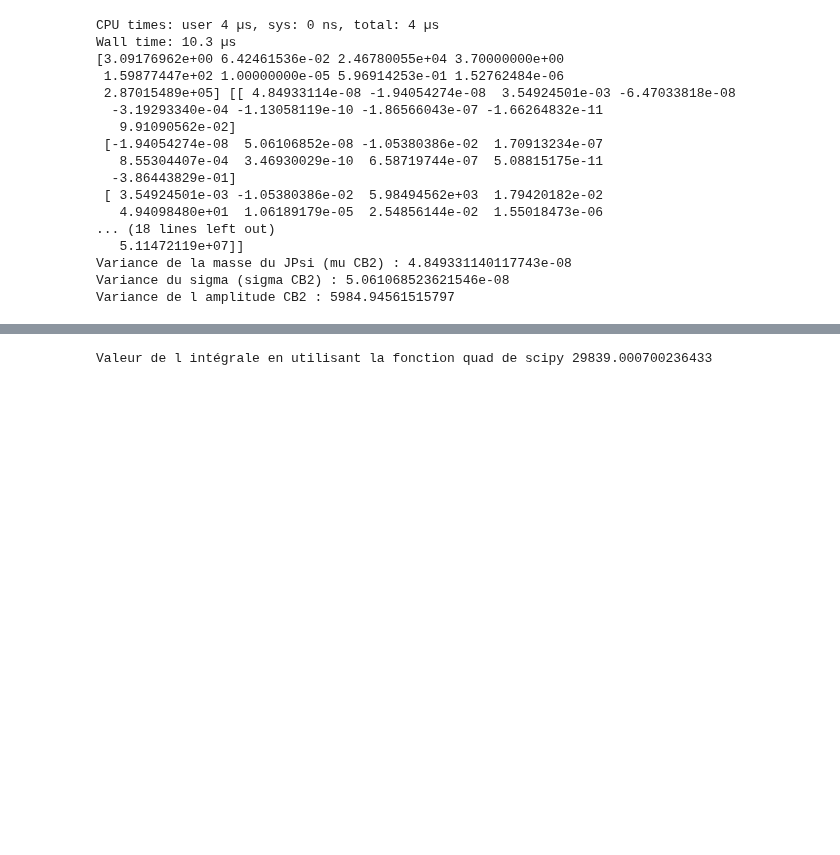
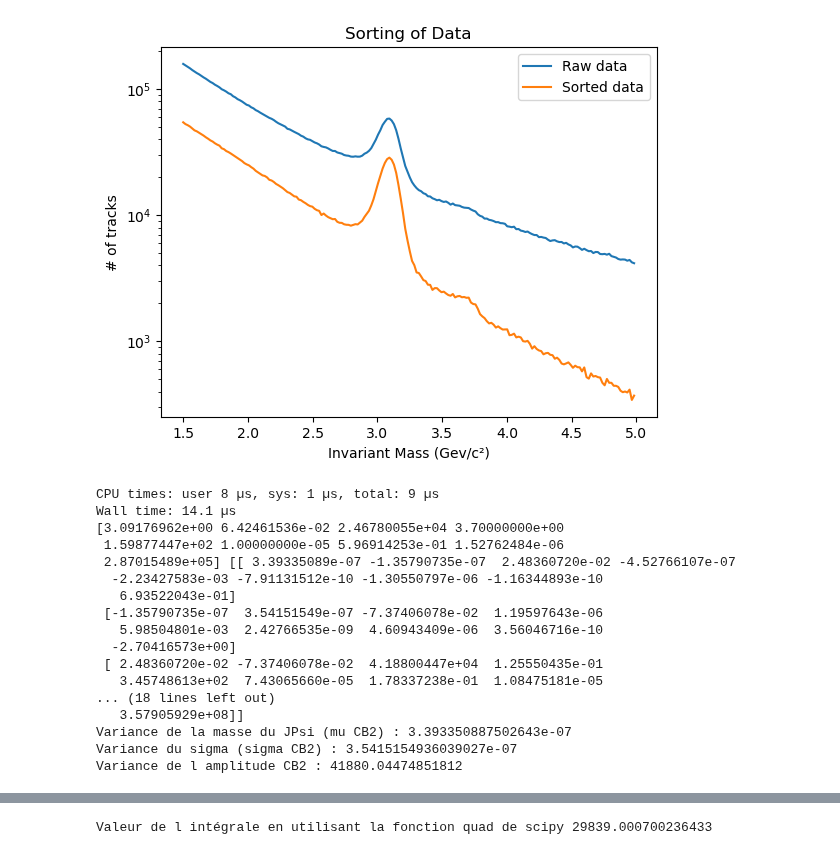
Before and after one commit to nantes-m2-rps-exp/qqbar2mumu-2022, a Jupyter notebook: notebooks/Jpsi_psi-Copy1.ipynb, the cells around one changed output, grey strips where cells are left out. Drawn from its saved outputs; the diff is of its cells as text; code cells hidden in the pictures; blank space fills up the shorter version.

```diff
--- a/notebooks/Jpsi_psi-Copy1.ipynb
+++ b/notebooks/Jpsi_psi-Copy1.ipynb
@@ -25,6 +29,16 @@ with open("spectrum.txt", "r") as filin:
         x_data.append(float(coords[0]))
         y_data.append(float(coords[1]))
         n.append(np.sqrt(float(coords[1])))
+# %%
+plt.semilogy(x_data, y_data_raw, label = "Raw data")
+plt.semilogy(x_data, y_data, label = "Sorted data")
+plt.xlabel("Invariant Mass (Gev/c²)")
+plt.ylabel("# of tracks")
+plt.title("Sorting of Data")
+plt.legend()
+plt.show()
+# %% [output]
+[figure, added]
 # %%
 #CrystalBall2 prend en argument une liste de valeurs de x
 def CrystalBall2(x, mu, sigma, alpha, alphabis, n, nbis, N):
@@ -81,13 +95,16 @@ def CB2withNoise_2(x, mu_CB2, sigma, N_CB2, mu_CB2_2, N_CB2_2, mu_DE, alpha_DE,
 # %%
 %time
 popt_CB2wNoise, pcov_CB2wNoise = curve_fit(CB2withNoise_2, x_data, y_data, p0=[3.1, 0.07 , 10000., 3.68, 1000. , 6.29517373e-07 , 4.91666545e-01 , 1.19404276e-07 , 10000],
-                    sigma=n, absolute_sigma = True,
-                    bounds=([3., 0.01 , 0., 3.4, 0. , 0. , 0 , 0 , 0.],[3.2 , 0.1, np.inf, 3.7, np.inf , 0.00001 , 100. , 100. , np.inf]))
+                    sigma=n, absolute_sigma = False,
+                    bounds=([3., 0.01 , 0., 3.4, 0. , 0. , 0 , 0 , 0.],[3.2 , 0.1, np.inf, 3.7, np.inf , 1e-5 , 100. , 100. , np.inf]))
 
 print(popt_CB2wNoise,pcov_CB2wNoise)
 mu_fitCB2wNoise,sigma_fit,N_fitCB2wNoise,mu_fitCB2wNoise_2,N_fitCB2wNoise_2,mu_DE_fitCB2wNoise,alpha_DE_fitCB2wNoise,beta_fitCB2wNoise,N_DE_fitCB2wNoise = popt_CB2wNoise
 #mu_fitCB2wNoise,sigma_fit,N_fitCB2wNoise,mu_fitCB2wNoise_2,N_fitCB2wNoise_2 mu_DE_fitCB2wNoise, alpha_DE_fitCB2wNoise, beta_fitCB2wNoise, N_DE_fitCB2wNoise = popt_CB2wNoise
 var_mu, var_sigma, var_N=pcov_CB2wNoise[0,0], pcov_CB2wNoise[1,1], pcov_CB2wNoise[2,2]
+sigma_mu = np.sqrt(var_mu)
+sigma_sigma = np.sqrt(var_sigma)
+sigma_N = np.sqrt(var_N)
 print('Variance de la masse du JPsi (mu CB2) :',var_mu)
 print('Variance du sigma (sigma CB2) :',var_sigma)
 print('Variance de l amplitude CB2 :',var_N)
@@ -96,23 +113,23 @@ y_data_fitCB2wNoise=CB2withNoise_2(x_data,mu_fitCB2wNoise,sigma_fit,N_fitCB2wNoi
 y_CB2_fit = CrystalBall2(x_data,mu_fitCB2wNoise, sigma_fit, -0.8203667286925543, 2.1288701493061883, 3.218068107049111, 2.3687325196482107,N_fitCB2wNoise)
 y_CB2_fit_psi = CrystalBall2(x_data,mu_fitCB2wNoise_2, 1.05*sigma_fit, 0.8127277269512803, 2.140868246051813, 2.9612888277488696, 2.398926196259195,N_fitCB2wNoise_2)
 # %% [output]
-CPU times: user 4 µs, sys: 0 ns, total: 4 µs
-Wall time: 10.3 µs
+CPU times: user 8 µs, sys: 1 µs, total: 9 µs
+Wall time: 14.1 µs
 [3.09176962e+00 6.42461536e-02 2.46780055e+04 3.70000000e+00
  1.59877447e+02 1.00000000e-05 5.96914253e-01 1.52762484e-06
- 2.87015489e+05] [[ 4.84933114e-08 -1.94054274e-08  3.54924501e-03 -6.47033818e-08
-  -3.19293340e-04 -1.13058119e-10 -1.86566043e-07 -1.66264832e-11
-   9.91090562e-02]
- [-1.94054274e-08  5.06106852e-08 -1.05380386e-02  1.70913234e-07
-   8.55304407e-04  3.46930029e-10  6.58719744e-07  5.08815175e-11
-  -3.86443829e-01]
- [ 3.54924501e-03 -1.05380386e-02  5.98494562e+03  1.79420182e-02
-   4.94098480e+01  1.06189179e-05  2.54856144e-02  1.55018473e-06
+ 2.87015489e+05] [[ 3.39335089e-07 -1.35790735e-07  2.48360720e-02 -4.52766107e-07
+  -2.23427583e-03 -7.91131512e-10 -1.30550797e-06 -1.16344893e-10
+   6.93522043e-01]
+ [-1.35790735e-07  3.54151549e-07 -7.37406078e-02  1.19597643e-06
+   5.98504801e-03  2.42766535e-09  4.60943409e-06  3.56046716e-10
+  -2.70416573e+00]
+ [ 2.48360720e-02 -7.37406078e-02  4.18800447e+04  1.25550435e-01
+   3.45748613e+02  7.43065660e-05  1.78337238e-01  1.08475181e-05
 ... (18 lines left out)
-   5.11472119e+07]]
-Variance de la masse du JPsi (mu CB2) : 4.849331140117743e-08
-Variance du sigma (sigma CB2) : 5.061068523621546e-08
-Variance de l amplitude CB2 : 5984.94561515797
+   3.57905929e+08]]
+Variance de la masse du JPsi (mu CB2) : 3.393350887502643e-07
+Variance du sigma (sigma CB2) : 3.5415154936039027e-07
+Variance de l amplitude CB2 : 41880.04474851812
 # %%
 %%time
 #vhQualInvMassEvSel.plot(label="experimental data - events selected")
```
Also changed, not shown: parts of 4 cells of this notebook, 1 other file.
